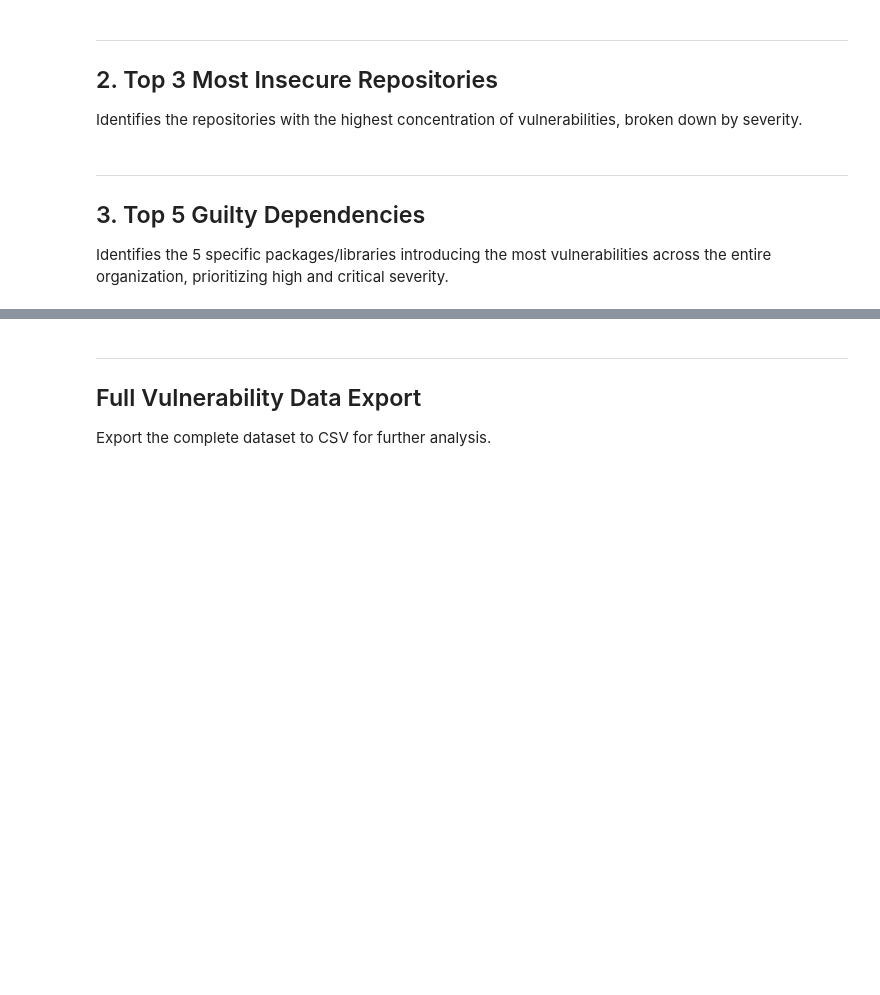
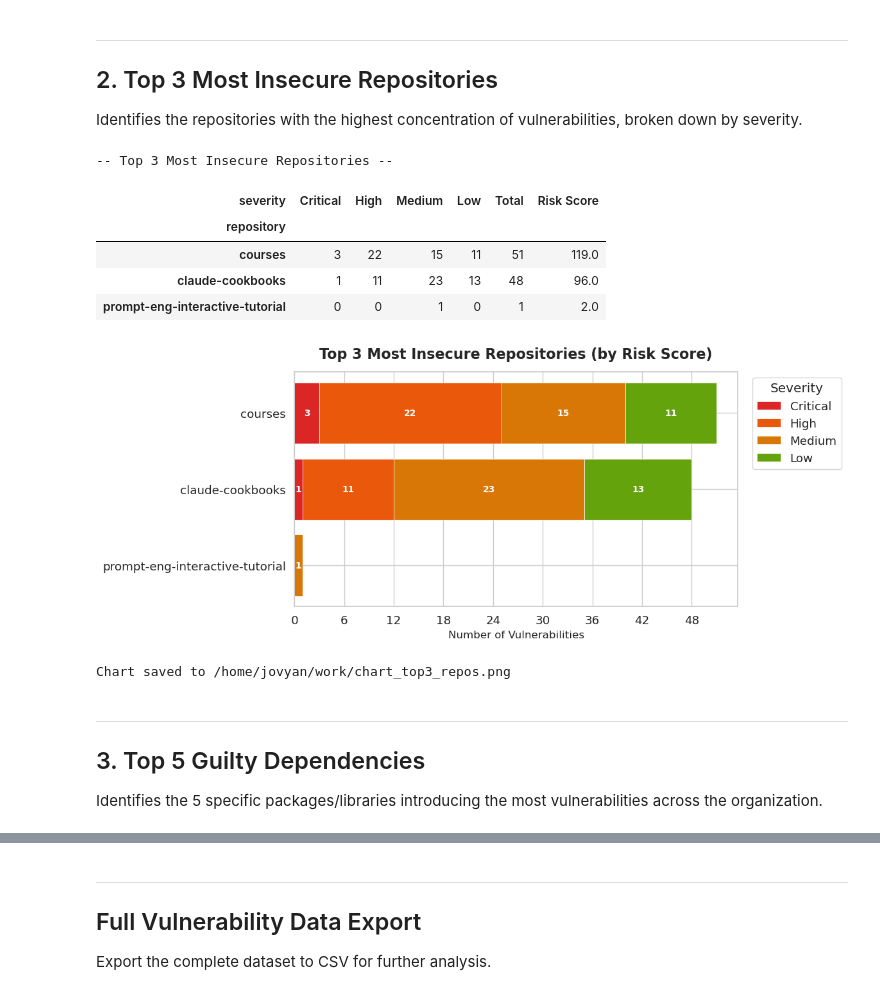
Before and after one commit to F33gz/SBOMs, a Jupyter notebook: notebooks/analysis.ipynb, the cells around one changed output, grey strips where cells are left out. Cells and saved outputs as stored; diff of their text form; code cells hidden in the pictures; blank space fills up the shorter version.

```diff
--- a/notebooks/analysis.ipynb
+++ b/notebooks/analysis.ipynb
@@ -171,60 +142,46 @@ Identifies the repositories with the highest concentration of vulnerabilities, b
 # %%
 if df_vulns.empty:
     print("No data available for analysis.")
 else:
     repo_severity = df_vulns.groupby(["repository", "severity"]).size().unstack(fill_value=0)
     repo_severity["Total"] = repo_severity.sum(axis=1)
-
-    # Weighted risk score: Critical=4, High=3, Medium=2, Low=1
     weights = {"Critical": 4, "High": 3, "Medium": 2, "Low": 1, "Negligible": 0.5, "Unknown": 0.5}
-    repo_severity["Risk Score"] = sum(
-        repo_severity.get(sev, 0) * w for sev, w in weights.items()
-    )
-
+    repo_severity["Risk Score"] = sum(repo_severity.get(sev, 0) * w for sev, w in weights.items())
     top3 = repo_severity.sort_values("Risk Score", ascending=False).head(3)
-
-    print("-- Top 3 Most Insecure Repositories --\n")
-    display(top3)
-
-    # Horizontal stacked bar chart
+    print("-- Top 3 Most Insecure Repositories --\n"); display(top3)
     severity_cols = [col for col in SEVERITY_ORDER if col in top3.columns]
     plot_data = top3[severity_cols].iloc[::-1]
-
     fig, ax = plt.subplots(figsize=(12, 5))
     left = pd.Series([0] * len(plot_data), index=plot_data.index)
-
     for sev in severity_cols:
-        values = plot_data[sev]
-        color = SEVERITY_COLORS.get(sev, "#9CA3AF")
+        values = plot_data[sev]; color = SEVERITY_COLORS.get(sev, "#9CA3AF")
         bars = ax.barh(plot_data.index, values, left=left, label=sev, color=color, edgecolor="white", linewidth=0.5)
         left += values
-
         for bar, val in zip(bars, values):
-            if val > 0:
-                ax.text(
-                    bar.get_x() + bar.get_width() / 2,
-                    bar.get_y() + bar.get_height() / 2,
-                    str(int(val)),
-                    ha="center", va="center",
-                    fontsize=10, fontweight="bold", color="white",
-                )
-
+            if val > 0: ax.text(bar.get_x() + bar.get_width()/2, bar.get_y() + bar.get_height()/2, str(int(val)), ha="center", va="center", fontsize=10, fontweight="bold", color="white")
     ax.set_xlabel("Number of Vulnerabilities", fontsize=12)
     ax.set_title("Top 3 Most Insecure Repositories (by Risk Score)", fontsize=16, fontweight="bold", pad=15)
     ax.legend(title="Severity", bbox_to_anchor=(1.02, 1), loc="upper left")
     ax.xaxis.set_major_locator(mticker.MaxNLocator(integer=True))
-
     plt.tight_layout()
     chart_path = os.path.join(OUTPUT_DIR, "chart_top3_repos.png")
-    plt.savefig(chart_path, dpi=150, bbox_inches="tight")
-    plt.show()
+    plt.savefig(chart_path, dpi=150, bbox_inches="tight"); plt.show()
     print(f"\nChart saved to {chart_path}")
+# %% [output]
+-- Top 3 Most Insecure Repositories --
+| severity | Critical | High | Medium | Low | Total | Risk Score |
+| repository |  |  |  |  |  |  |
+| courses | 3 | 22 | 15 | 11 | 51 | 119.0 |
+| claude-cookbooks | 1 | 11 | 23 | 13 | 48 | 96.0 |
+| prompt-eng-interactive-tutorial | 0 | 0 | 1 | 0 | 1 | 2.0 |
+[figure, added]
+Chart saved to /home/jovyan/work/chart_top3_repos.png
 # %% [markdown]
 ---
 
 ## 3. Top 5 Guilty Dependencies
 
-Identifies the 5 specific packages/libraries introducing the most vulnerabilities across the entire organization, prioritizing high and critical severity.
+Identifies the 5 specific packages/libraries introducing the most vulnerabilities across the organization.
 # %%
 if df_vulns.empty:
     print("No data available for analysis.")
```
Also changed, not shown: parts of 20 cells of this notebook, 5 other files.
